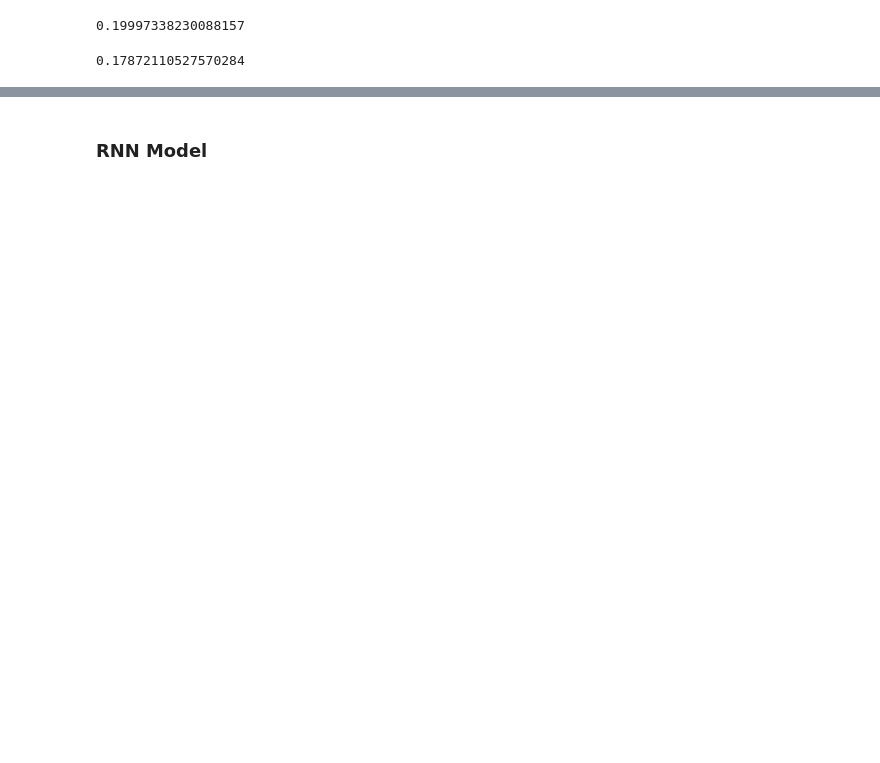
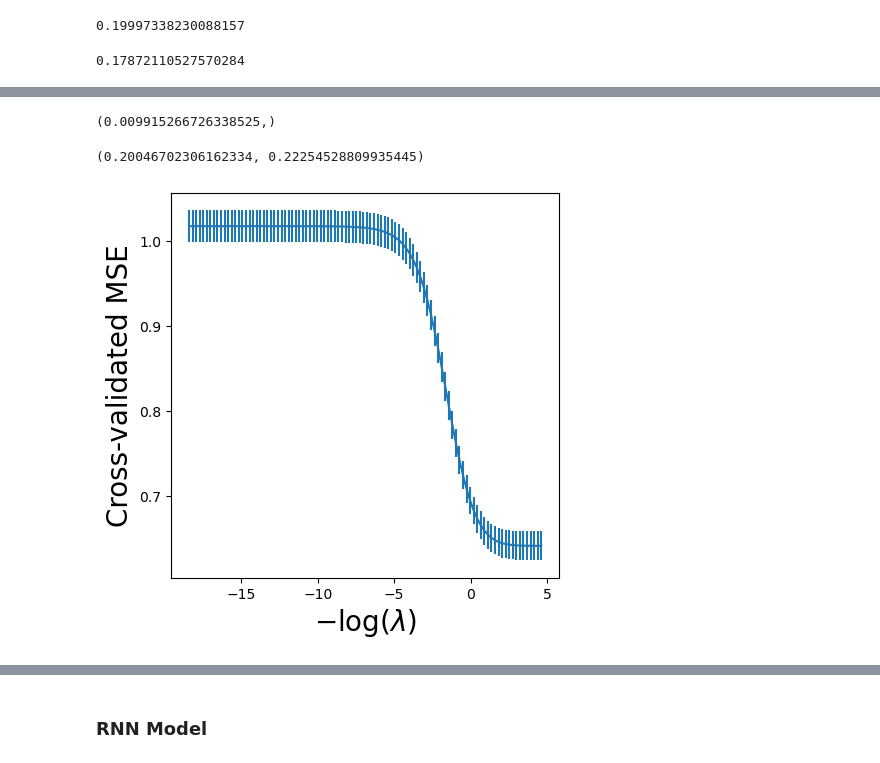
Before and after one commit to ywanglab/stat4500, a Jupyter notebook: class_project.ipynb, the cells around one changed output, grey strips where cells are left out. Drawn from its saved outputs; the diff is of its cells as text; code cells hidden in the pictures; blank space fills up the shorter version.

```diff
--- a/class_project.ipynb
+++ b/class_project.ipynb
@@ -456,0 +651,6 @@ M.score(X_day[~train], Y[~train])
+# %%
+design = MS(X_reg.columns).fit(X_reg)
+Y_ = np.array(Y)
+X_ = design.transform(X_reg)
+sigma2 = OLS(Y_,X_).fit().scale  #.scale: RSE: residual standard error estimating sigma^2
+sigma2
@@ -456,0 +682,11 @@ M.score(X_day[~train], Y[~train])
+# %%
+# Backward Selection
+strategy = Stepwise.first_peak(design, # note have to use design as defined above which is an estimator instance.
+                               direction='backward',
+                               initial_terms= design.terms,
+                               max_terms=len(design.terms))
+hitters_Cp = sklearn_selected(OLS,
+                               strategy,
+                               scoring=neg_Cp)#default scoring MSE, will choose all variables
+hitters_Cp.fit(X_reg, Y) # the same as hitters_Cp.fit(Hitters.drop('Salary', axis=1), Y), as strategy specify the design matrix
+hitters_Cp.selected_state_
@@ -456,0 +708,18 @@ M.score(X_day[~train], Y[~train])
+# %%
+ridge = skl.ElasticNet(alpha= 0.01, l1_ratio=0) #note the difference from ElasticNet.path()
+# alpha =0.01 is just temporarily set here.
+scaler = StandardScaler(with_mean=True,  with_std=True)
+pipe = Pipeline(steps=[('scaler', scaler), ('ridge', ridge)])
+
+K = 5
+kfold = skm.KFold(K,
+                  random_state=0,
+                  shuffle=True)
+
+lambdas = 10**np.linspace(8, -2, 100) / Y[train].std() #[yw] why lambdas is chosen to be normalized by Y.std()
+param_grid = {'ridge__alpha': lambdas}
+grid = skm.GridSearchCV(pipe,
+                        param_grid,
+                        cv=kfold,
+                        scoring='neg_mean_squared_error')
+grid.fit(X_reg[train], Y[train])
@@ -456,0 +741,19 @@ M.score(X_day[~train], Y[~train])
+# %%
+grid.best_params_['ridge__alpha'],
+# %% [output]
+(0.009915266726338525,)
+# %%
+yhat = grid.best_estimator_.predict(X_reg[~train])
+calc_r2_MSE(yhat,Y[~train])
+# %% [output]
+(0.20046702306162334, 0.22254528809935445)
+# %%
+ridge_fig, ax = subplots(figsize=(5,5))
+ax.errorbar(-np.log(lambdas),
+            -grid.cv_results_['mean_test_score'],
+            yerr=grid.cv_results_['std_test_score'] / np.sqrt(K))
+# ax.set_ylim([50000,250000])
+ax.set_xlabel('$-\log(\lambda)$', fontsize=20)
+ax.set_ylabel('Cross-validated MSE', fontsize=20);
+# %% [output]
+[figure, added]
```
Also changed, not shown: parts of 95 cells of this notebook, 9 other files.
